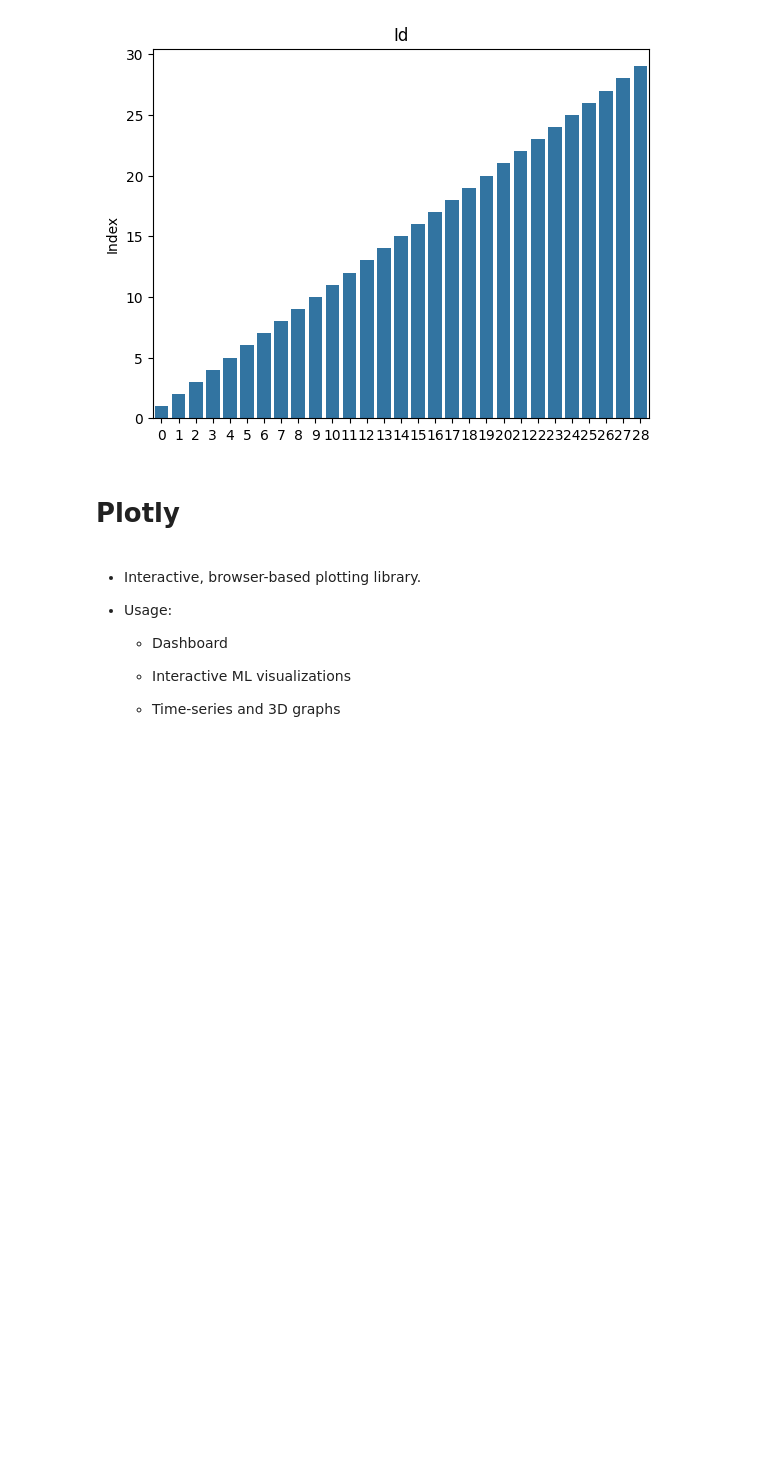
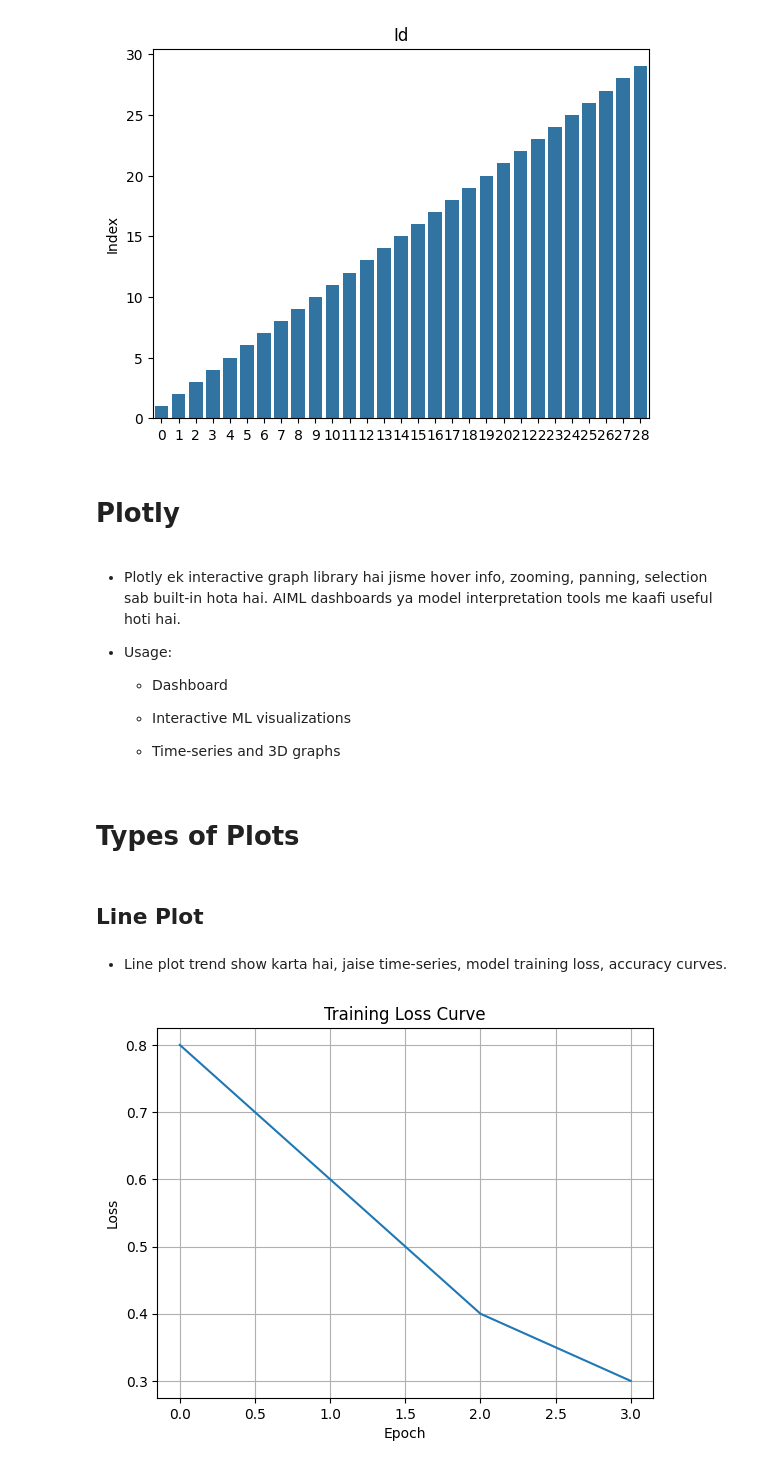
Before and after one commit to CodeSagarrr/Data-Visualitations-AIML, a Jupyter notebook: phase-1.ipynb, the cells around one changed output. Drawn from its saved outputs; the diff is of its cells as text; code cells hidden in the pictures; blank space fills up the shorter version.

Commit message:
New info

```diff
--- a/phase-1.ipynb
+++ b/phase-1.ipynb
@@ -93,7 +138,8 @@ plt.show()
 # %% [markdown]
 # Plotly
 # %% [markdown]
-* Interactive, browser-based plotting library.
+* Plotly ek interactive graph library hai jisme hover info, zooming, panning, selection sab built-in hota hai.
+AIML dashboards ya model interpretation tools me kaafi useful hoti hai.
 
 * Usage:
 
@@ -109 +158,22 @@ fig = px.histogram(x=[1, 2, 3], y=[1, 2, 3])
 fig.show()
+# %% [markdown]
+# Types of Plots
+# %% [markdown]
+## Line Plot
+# %% [markdown]
+* Line plot trend show karta hai, jaise time-series, model training loss, accuracy curves.
+# %%
+loss = [0.8, 0.6, 0.4, 0.3]
+
+# Agar x specify nahi karte toh x = index hota hai
+plt.plot(loss)
+
+plt.title("Training Loss Curve")
+plt.xlabel("Epoch")
+plt.ylabel("Loss")
+
+plt.grid(True);
+
+plt.show()
+# %% [output]
+[figure, added]
```
Also changed, not shown: parts of 20 cells of this notebook.
